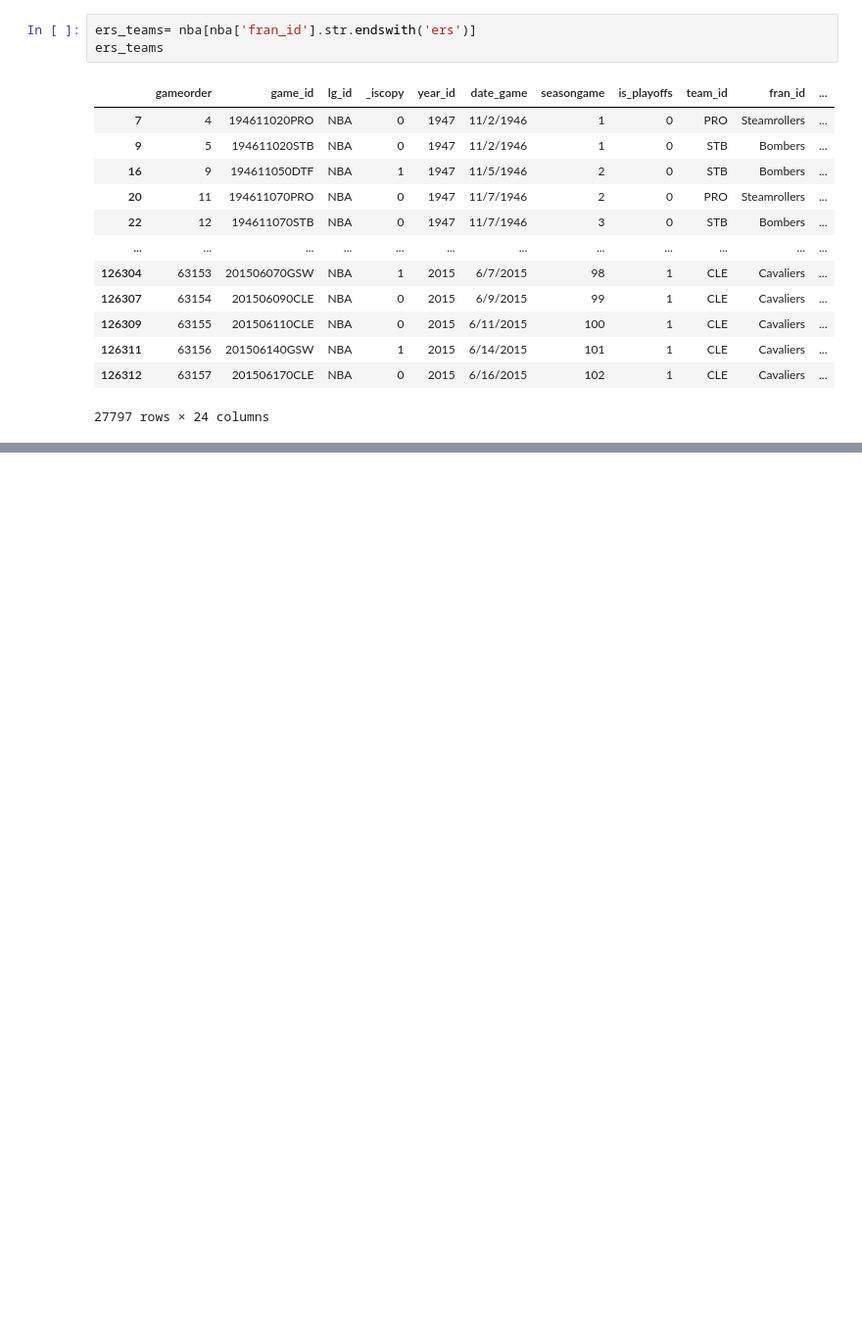
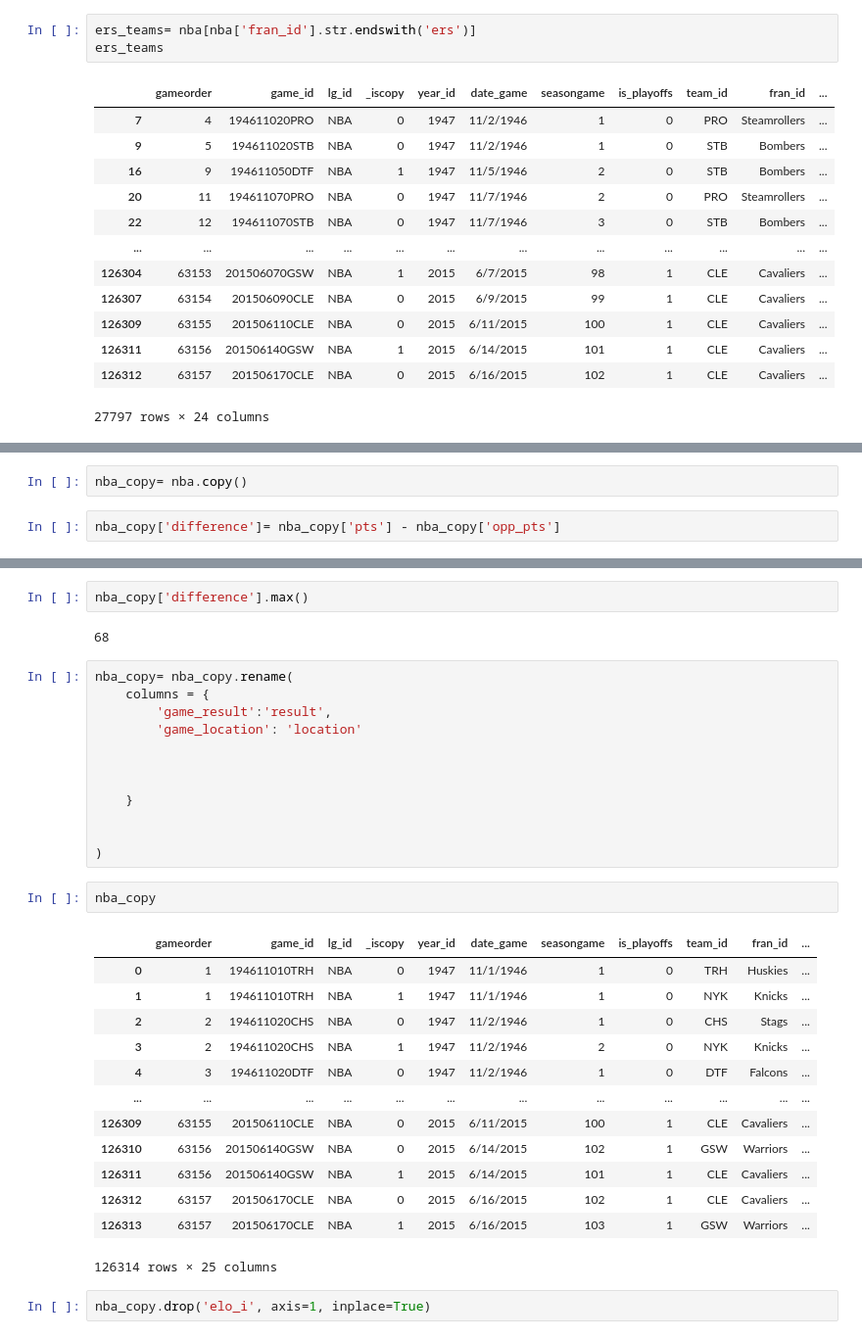
Before and after one commit to sara-zeus/NBA-History-Cleaned-Data, a Jupyter notebook: DataFrames_in_Pandas.ipynb, the cells around one changed output, grey strips where cells are left out. Shown: that part at 98% size. Cells and saved outputs as stored; diff of their text form; blank space fills up the shorter version.

```diff
--- a/DataFrames_in_Pandas.ipynb
+++ b/DataFrames_in_Pandas.ipynb
@@ -397,0 +539,4 @@ ers_teams
+# %%
+nba_copy= nba.copy()
+# %%
+nba_copy['difference']= nba_copy['pts'] - nba_copy['opp_pts']
@@ -397,0 +552,34 @@ ers_teams
+# %%
+nba_copy['difference'].max()
+# %% [output]
+68
+# %%
+nba_copy= nba_copy.rename(
+    columns = {
+        'game_result':'result',
+        'game_location': 'location'
+
+
+
+    }
+
+
+)
+# %%
+nba_copy
+# %% [output]
+|  | gameorder | game_id | lg_id | _iscopy | year_id | date_game | seasongame | is_playoffs | team_id | fran_id | ... |
+| 0 | 1 | 194611010TRH | NBA | 0 | 1947 | 11/1/1946 | 1 | 0 | TRH | Huskies | ... |
+| 1 | 1 | 194611010TRH | NBA | 1 | 1947 | 11/1/1946 | 1 | 0 | NYK | Knicks | ... |
+| 2 | 2 | 194611020CHS | NBA | 0 | 1947 | 11/2/1946 | 1 | 0 | CHS | Stags | ... |
+| 3 | 2 | 194611020CHS | NBA | 1 | 1947 | 11/2/1946 | 2 | 0 | NYK | Knicks | ... |
+| 4 | 3 | 194611020DTF | NBA | 0 | 1947 | 11/2/1946 | 1 | 0 | DTF | Falcons | ... |
+| ... | ... | ... | ... | ... | ... | ... | ... | ... | ... | ... | ... |
+| 126309 | 63155 | 201506110CLE | NBA | 0 | 2015 | 6/11/2015 | 100 | 1 | CLE | Cavaliers | ... |
+| 126310 | 63156 | 201506140GSW | NBA | 0 | 2015 | 6/14/2015 | 102 | 1 | GSW | Warriors | ... |
+| 126311 | 63156 | 201506140GSW | NBA | 1 | 2015 | 6/14/2015 | 101 | 1 | CLE | Cavaliers | ... |
+| 126312 | 63157 | 201506170CLE | NBA | 0 | 2015 | 6/16/2015 | 102 | 1 | CLE | Cavaliers | ... |
+| 126313 | 63157 | 201506170CLE | NBA | 1 | 2015 | 6/16/2015 | 103 | 1 | GSW | Warriors | ... |
+126314 rows × 25 columns
+# %%
+nba_copy.drop('elo_i', axis=1, inplace=True)
```
Also changed, not shown: parts of 35 cells of this notebook.
